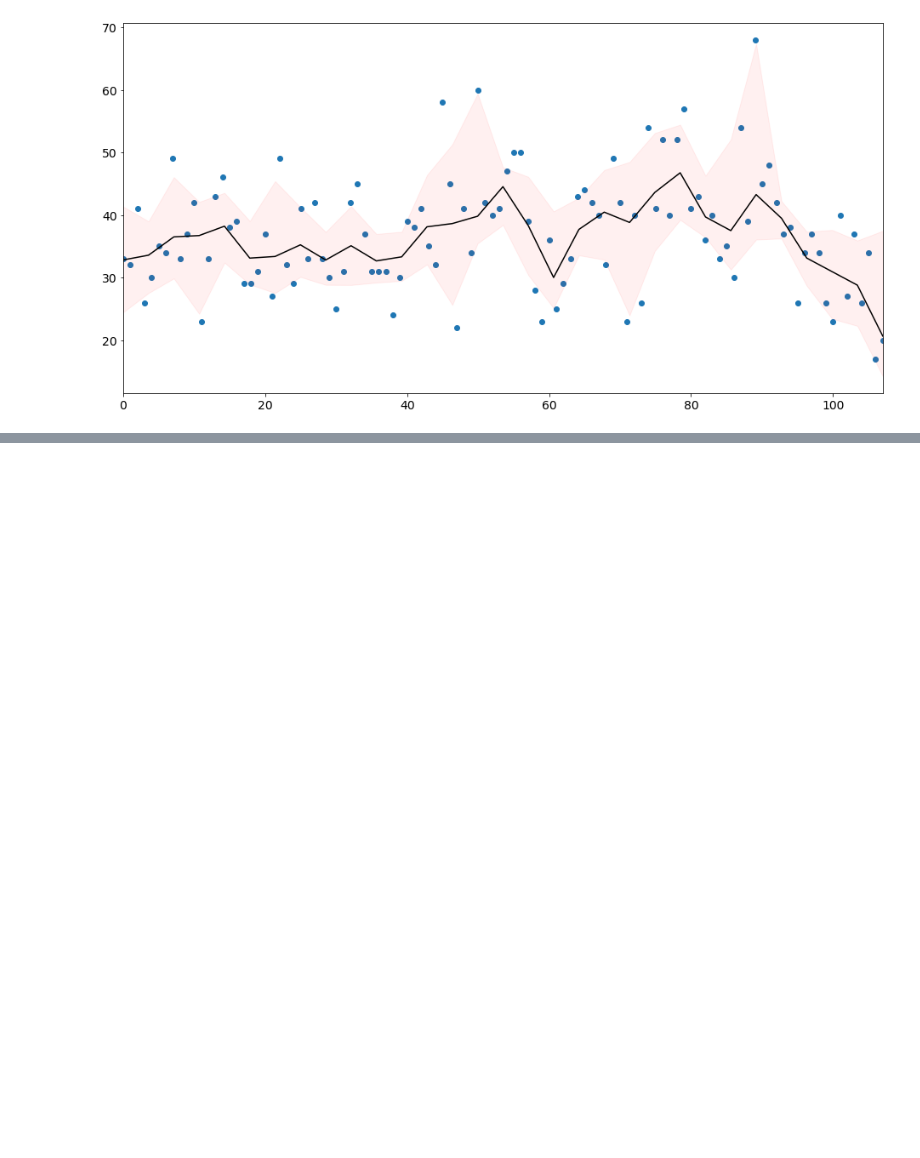
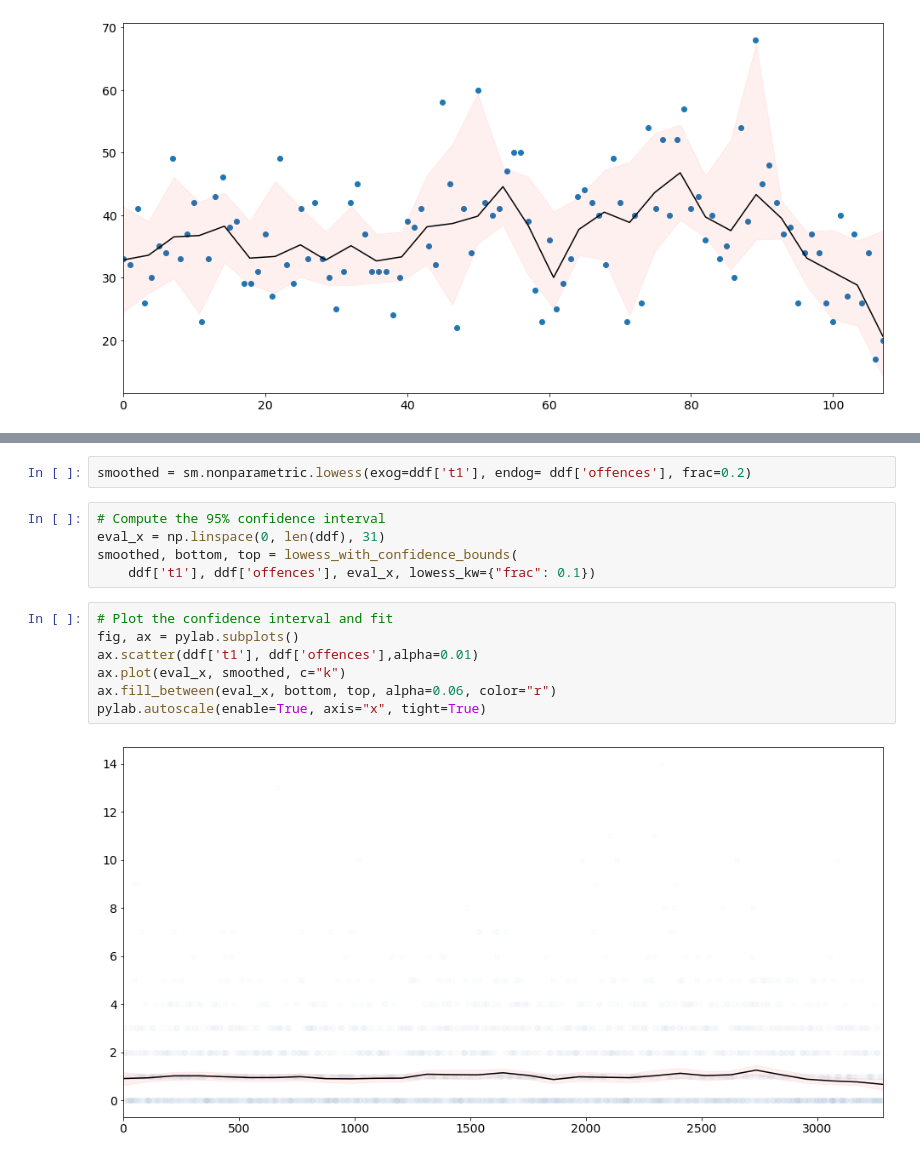
Before and after one commit to caxaxa/PhD_Empirics, a Jupyter notebook: Data_Analysis.ipynb, the cells around one changed output, grey strips where cells are left out. Drawn from its saved outputs; the diff is of its cells as text; blank space fills up the shorter version.

```diff
--- a/Data_Analysis.ipynb
+++ b/Data_Analysis.ipynb
@@ -686,0 +899,16 @@ pylab.autoscale(enable=True, axis="x", tight=True)
+# %%
+smoothed = sm.nonparametric.lowess(exog=ddf['t1'], endog= ddf['offences'], frac=0.2)
+# %%
+# Compute the 95% confidence interval
+eval_x = np.linspace(0, len(ddf), 31)
+smoothed, bottom, top = lowess_with_confidence_bounds(
+    ddf['t1'], ddf['offences'], eval_x, lowess_kw={"frac": 0.1})
+# %%
+# Plot the confidence interval and fit
+fig, ax = pylab.subplots()
+ax.scatter(ddf['t1'], ddf['offences'],alpha=0.01)
+ax.plot(eval_x, smoothed, c="k")
+ax.fill_between(eval_x, bottom, top, alpha=0.06, color="r")
+pylab.autoscale(enable=True, axis="x", tight=True)
+# %% [output]
+[figure, added]
```
Also changed, not shown: parts of 10 cells of this notebook.
